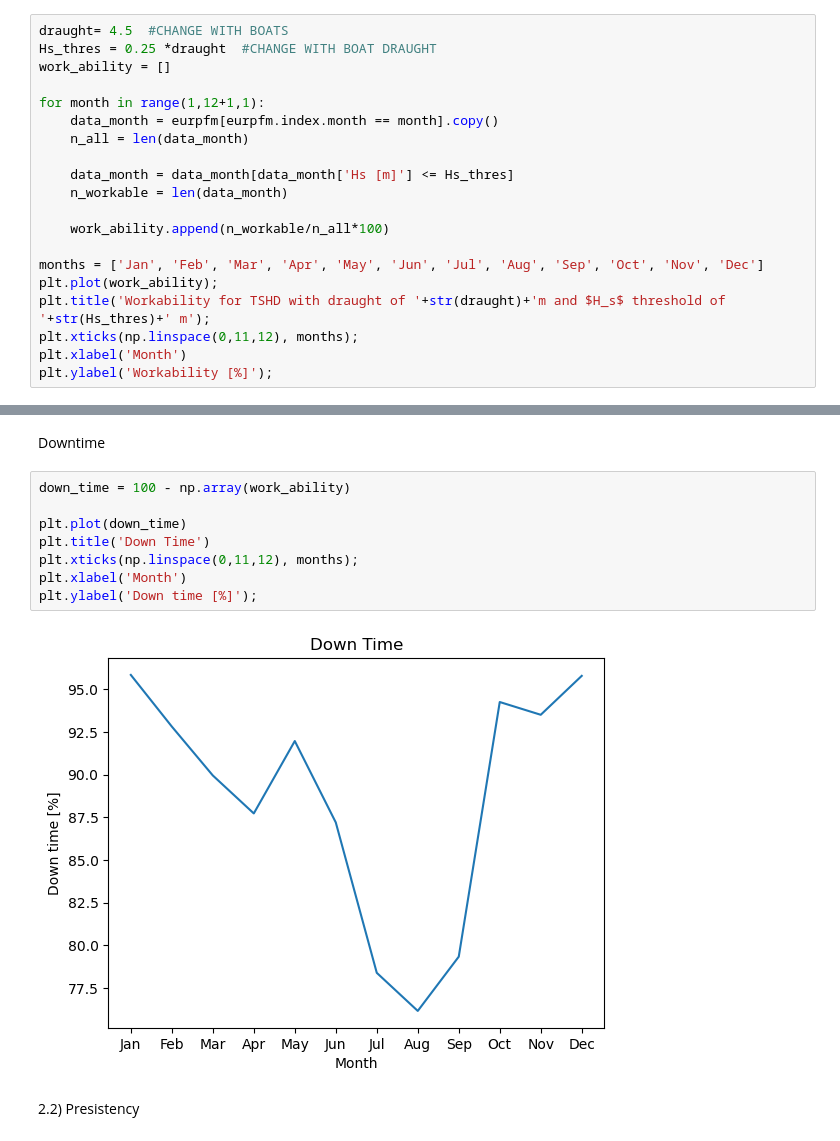
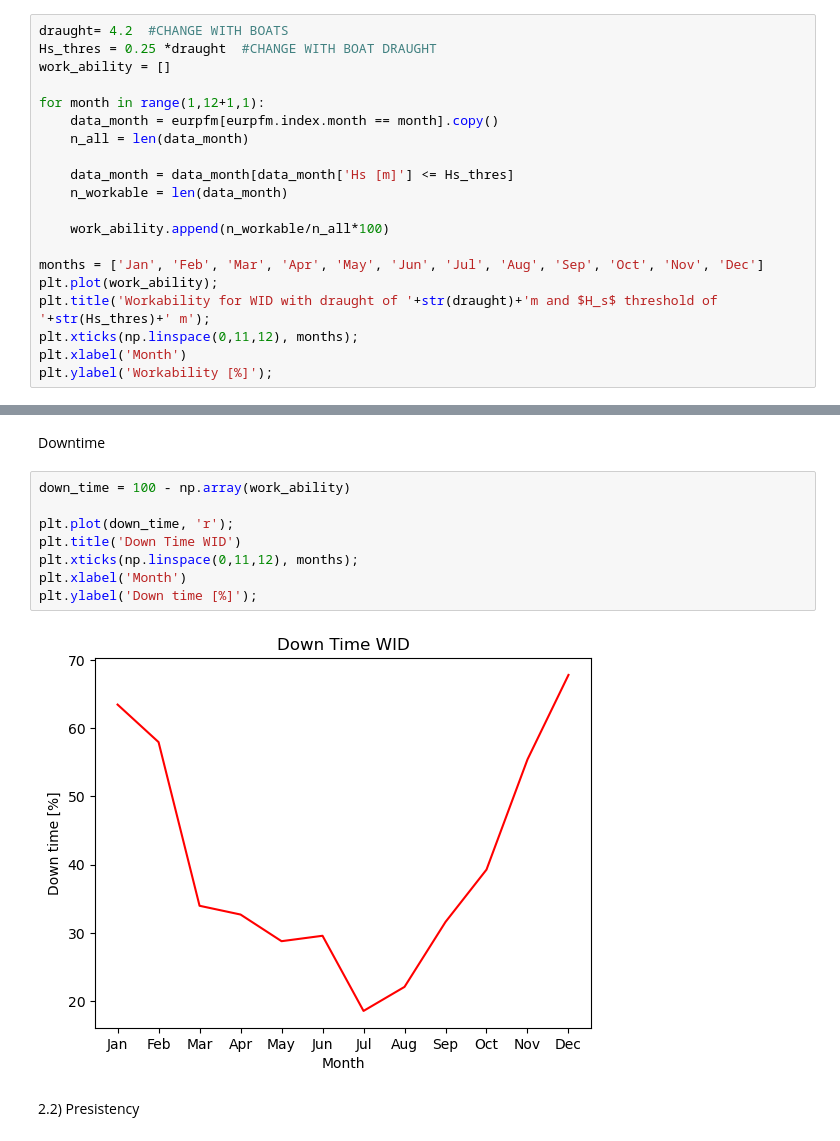
Before and after one commit to denisepierce01/Dredging, a Jupyter notebook: Dredging.ipynb, the cells around one changed output, grey strips where cells are left out. Saved outputs shown, nothing was run; the diff lists cells and outputs as text.

```diff
--- a/Dredging.ipynb
+++ b/Dredging.ipynb
@@ -77,7 +78,7 @@ plt.show()
 \
 2.1 Workability
 # %%
-draught= 4.5  #CHANGE WITH BOATS
+draught= 4.2  #CHANGE WITH BOATS
 Hs_thres = 0.25 *draught  #CHANGE WITH BOAT DRAUGHT
 work_ability = []
 
@@ -92,7 +93,7 @@ for month in range(1,12+1,1):
 
 months = ['Jan', 'Feb', 'Mar', 'Apr', 'May', 'Jun', 'Jul', 'Aug', 'Sep', 'Oct', 'Nov', 'Dec']
 plt.plot(work_ability);
-plt.title('Workability for TSHD with draught of '+str(draught)+'m and $H_s$ threshold of '+str(Hs_thres)+' m');
+plt.title('Workability for WID with draught of '+str(draught)+'m and $H_s$ threshold of '+str(Hs_thres)+' m');
 plt.xticks(np.linspace(0,11,12), months);
 plt.xlabel('Month')
 plt.ylabel('Workability [%]');
@@ -103,13 +104,13 @@ Downtime
 # %%
 down_time = 100 - np.array(work_ability)
 
-plt.plot(down_time)
-plt.title('Down Time')
+plt.plot(down_time, 'r');
+plt.title('Down Time WID')
 plt.xticks(np.linspace(0,11,12), months);
 plt.xlabel('Month')
 plt.ylabel('Down time [%]');
 # %% [output]
-[figure, old version]
+[figure, new version]
 # %% [markdown]
 2.2) Presistency
 # %%
```
Also changed, not shown: parts of 2 cells of this notebook.
